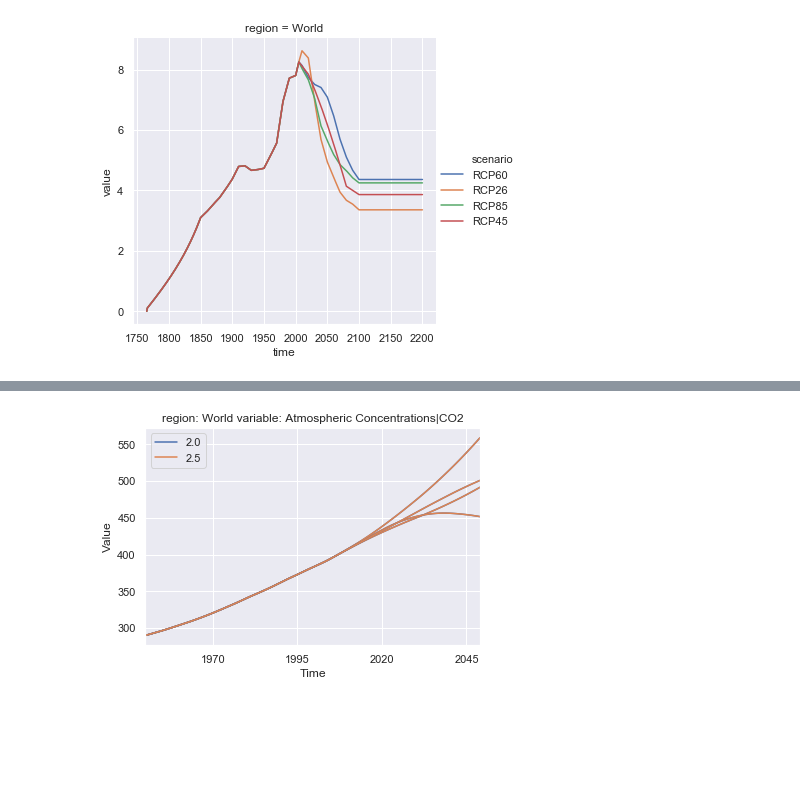
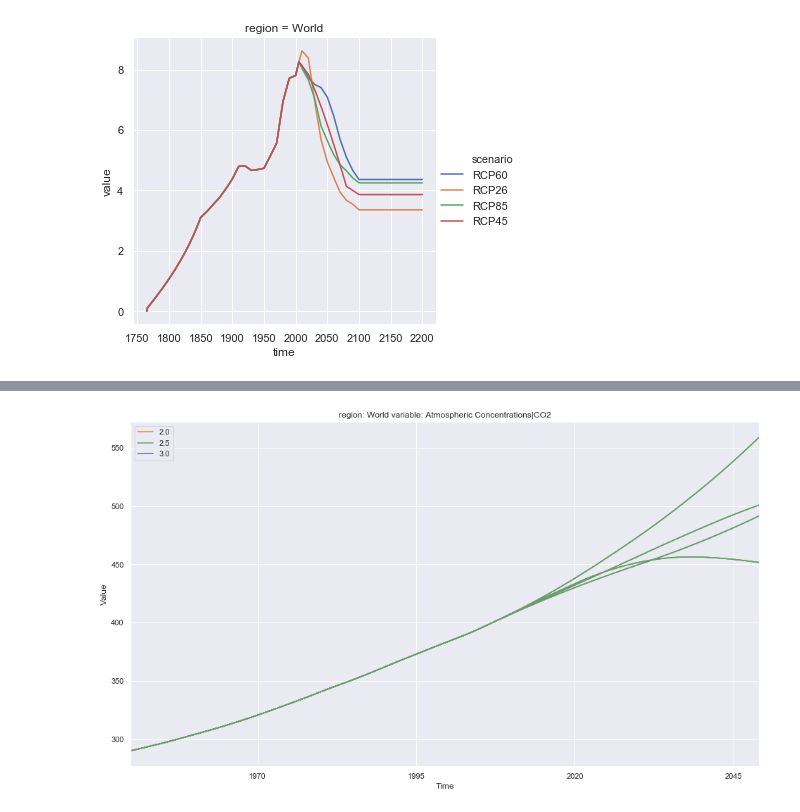
Before and after one commit to znicholls/openscm, a Jupyter notebook: notebooks/pyam-integration.ipynb, the cells around one changed output, grey strips where cells are left out. Saved outputs shown, nothing was run; the diff lists cells and outputs as text; code cells hidden in the pictures; blank space fills up the shorter version.

```diff
--- a/notebooks/pyam-integration.ipynb
+++ b/notebooks/pyam-integration.ipynb
@@ -253,0 +156,2 @@ RCP45
+# %%
+results = run(scenarios, climate_model_configs)
@@ -270,5 +207,11 @@ results.filter(variable="Surface Temperature").line_plot(color="ecs (delta_degC)
 # %%
-# IamDataFrame doesn't work with nan in metadata so ECS=3K runs are dropped...
-results.filter(variable="*Conc*").line_plot(color="ecs (delta_degC)");
+# IamDataFrame doesn't work with nan in metadata so runs with nan for PH99|sigma are dropped...
+results.filter(
+    variable="*Conc*",
+    climate_model="PH99"
+).line_plot(
+    color="ecs (delta_degC)",
+    figsize=(16, 9)
+);
 # %% [output]
-[figure, old version]
+[figure, new version]
```
Also changed, not shown: parts of 15 cells of this notebook, 1 other file.
